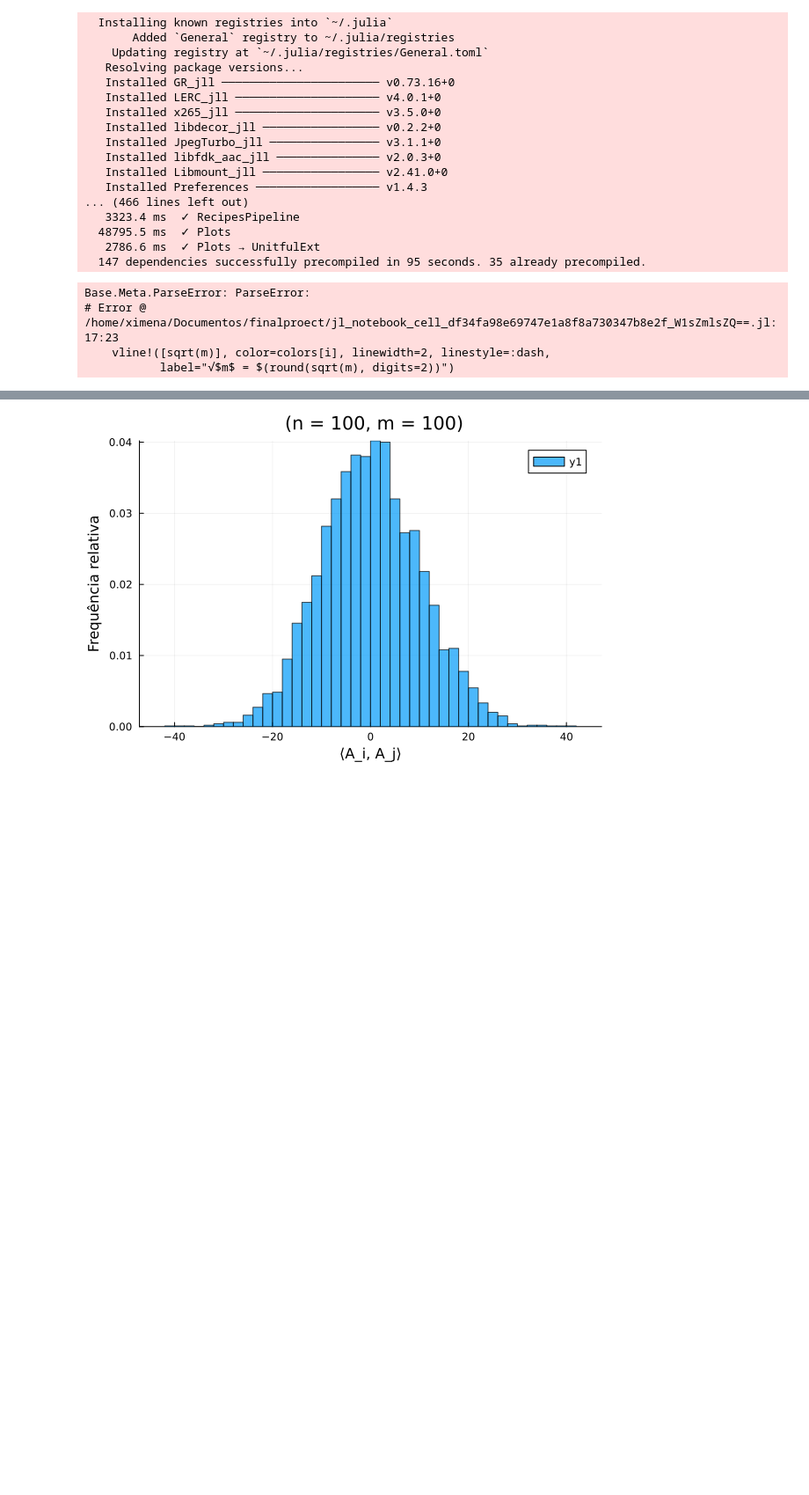
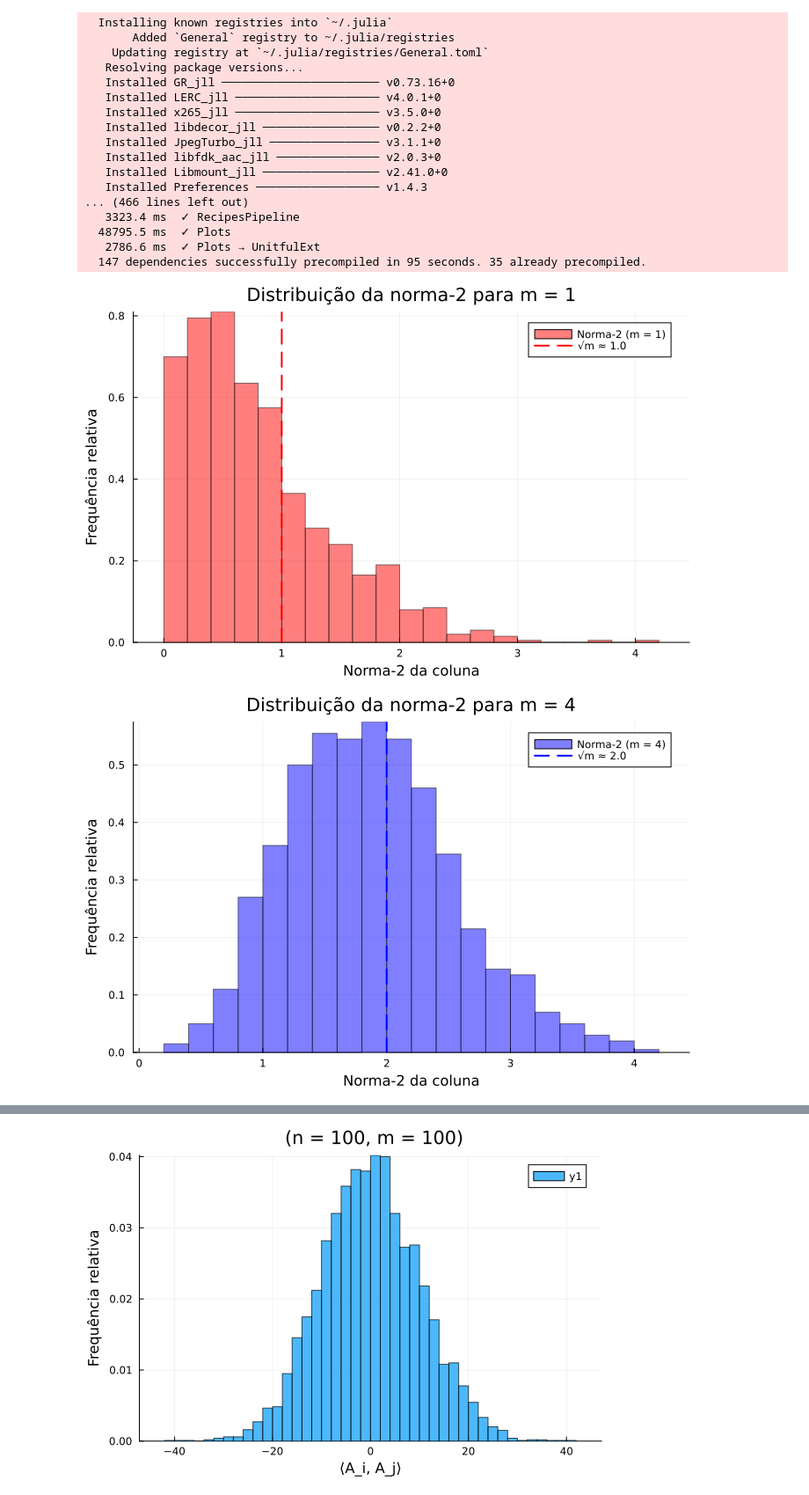
Before and after one commit to BXimenaGomez123/finalproect, a Jupyter notebook: main.ipynb, the cells around one changed output, grey strips where cells are left out. Shown at 88% size. Cells and saved outputs as stored; diff of their text form; code cells hidden in the pictures; blank space fills up the shorter version.

```diff
--- a/main.ipynb
+++ b/main.ipynb
@@ -21,25 +21,24 @@ import Pkg; Pkg.add("Plots")
 # %%
 using Random
 using LinearAlgebra
 using Plots
 
 n = 1000
 ms = [1, 4, 5, 100]
 colors = [:red, :blue, :green, :orange]
 
 for (i, m) in enumerate(ms)
     A = randn(m, n)
     norms = [norm(A[:,j], 2) for j in 1:n]
     plt = histogram(norms, bins=30, alpha=0.5, normalize=true,
                     color=colors[i], label="Norma-2 (m = $m)",
                     xlabel="Norma-2 da coluna", ylabel="Frequência relativa",
                     title="Distribuição da norma-2 para m = $m", legend=:topright, size=(700,450))
+    valor = round(sqrt(m), digits=2)
     vline!([sqrt(m)], color=colors[i], linewidth=2, linestyle=:dash,
-           label="√$m$ = $(round(sqrt(m), digits=2))")
+           label="√m ≈ $valor")
     display(plt)
 end
 # %% [output]
-Base.Meta.ParseError: ParseError:
-# Error @ /home/ximena/Documentos/finalproect/jl_notebook_cell_df34fa98e69747e1a8f8a730347b8e2f_W1sZmlsZQ==.jl:17:23
-    vline!([sqrt(m)], color=colors[i], linewidth=2, linestyle=:dash,
-           label="√$m$ = $(round(sqrt(m), digits=2))")
+[figure, added]
+[figure, added]
```
Also changed, not shown: parts of 1 cell of this notebook.
